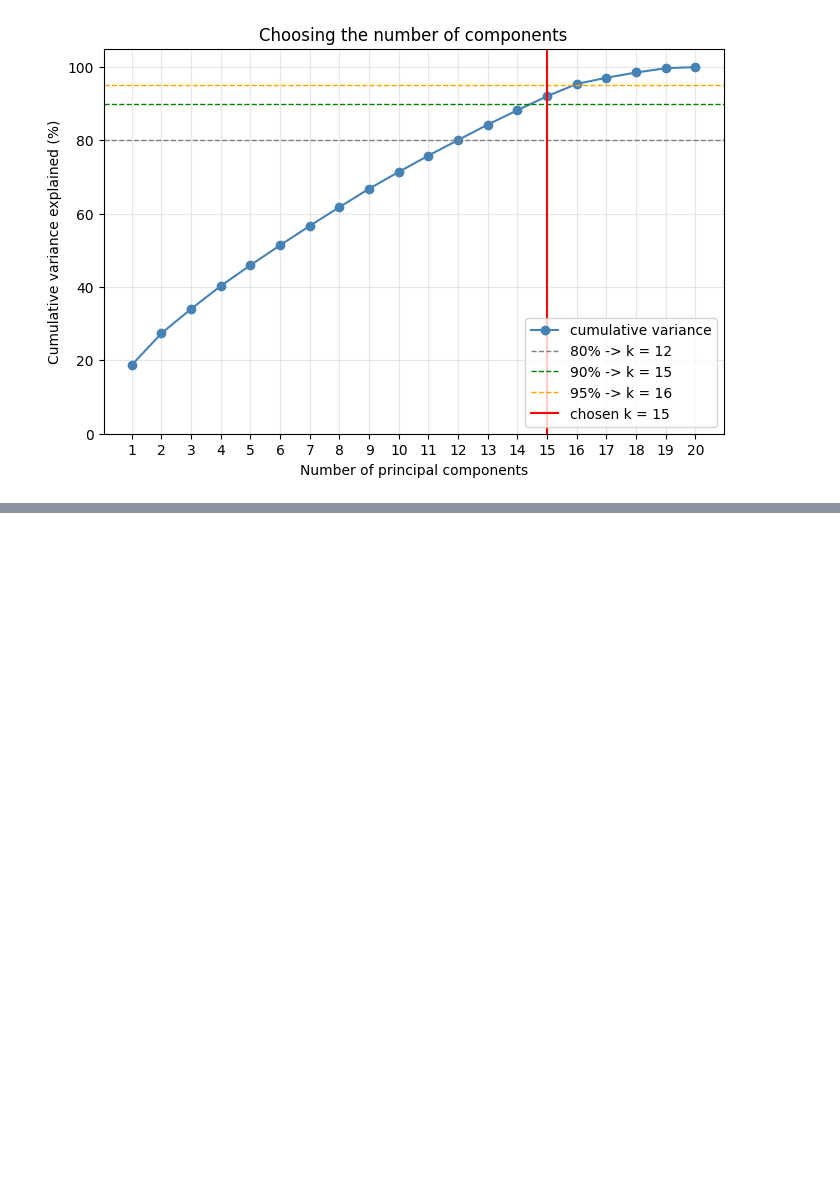
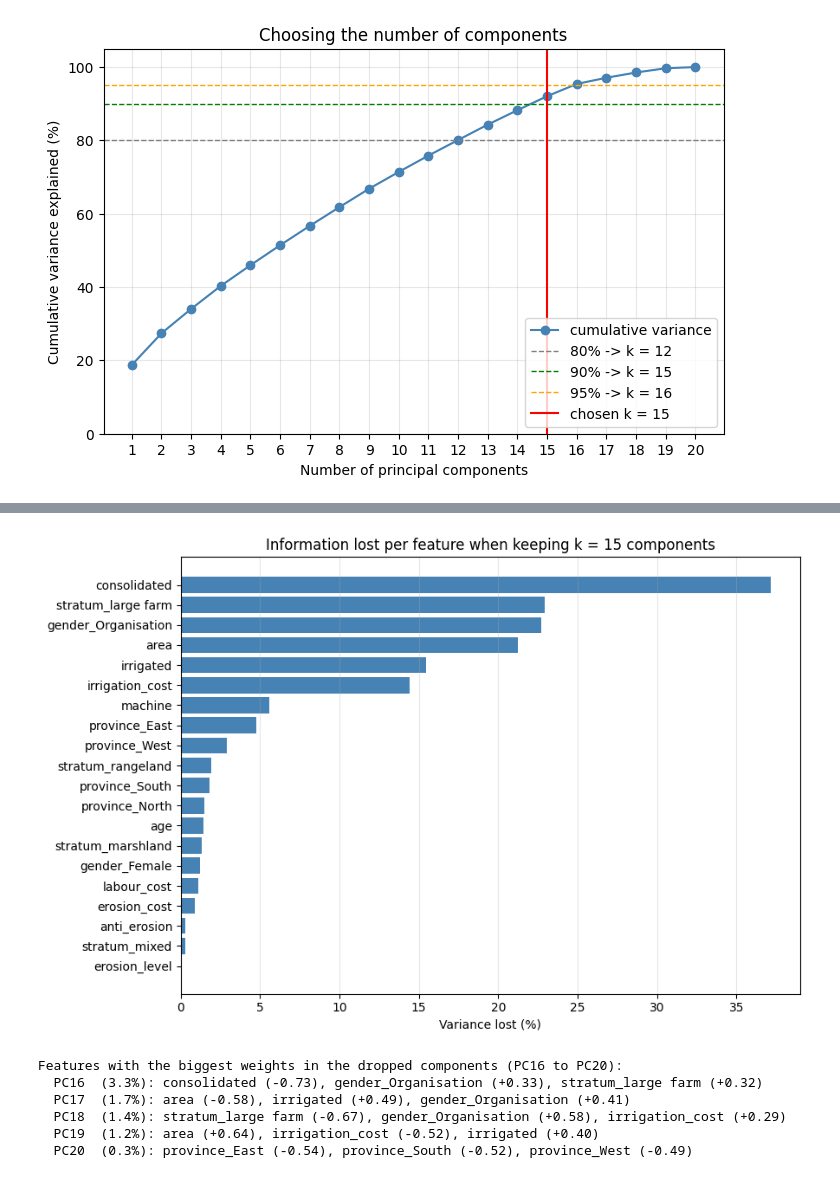
Before and after one commit to intwaza/formative-2-rwanda-pca, a Jupyter notebook: PCA_Formative2_Person2.ipynb, the cells around one changed output, grey strips where cells are left out. Cells and saved outputs as stored; diff of their text form; code cells hidden in the pictures; blank space fills up the shorter version.

Commit message:
Task 2: project onto k components and measure information lost per feature

```diff
--- a/PCA_Formative2_Person2.ipynb
+++ b/PCA_Formative2_Person2.ipynb
@@ -159,0 +162,8 @@ plt.show()
+# %%
+W = eigenvectors[:, :k]
+X_pca = X_centered @ W
+
+print("Before:", X_centered.shape)
+print("After: ", X_pca.shape)
+print("Variance of each new column matches its eigenvalue:",
+      np.allclose(X_pca.var(axis=0, ddof=1), eigenvalues[:k]))
@@ -159,0 +178,13 @@ plt.show()
+# %%
+X_rebuilt = X_pca @ W.T
+error = X_centered - X_rebuilt
+
+lost_total = (error ** 2).sum() / (X_centered ** 2).sum()
+print(f"Total variance lost: {lost_total*100:.1f}%  (same as 1 - cumulative[k-1] = {(1 - cumulative[k-1])*100:.1f}%)")
+
+lost_per_feature = error.var(axis=0) / X_centered.var(axis=0)
+order_lost = np.argsort(lost_per_feature)[::-1]
+
+print("\nShare of each feature's variance lost (largest first):")
+for j in order_lost:
+    print(f"  {feature_names[j]:<22} {lost_per_feature[j]*100:5.1f}%")
@@ -159,0 +209,26 @@ plt.show()
+# %%
+plt.figure(figsize=(9, 6))
+plt.barh([feature_names[j] for j in order_lost][::-1], lost_per_feature[order_lost][::-1] * 100, color="steelblue")
+plt.xlabel("Variance lost (%)")
+plt.title(f"Information lost per feature when keeping k = {k} components")
+plt.grid(alpha=0.3, axis="x")
+plt.tight_layout()
+plt.savefig("figures/information_lost.png")
+plt.show()
+# %% [output]
+[figure, added]
+# %%
+dropped = eigenvectors[:, k:]
+
+print(f"Features with the biggest weights in the dropped components (PC{k+1} to PC{len(eigenvalues)}):")
+for i in range(dropped.shape[1]):
+    top = np.argsort(np.abs(dropped[:, i]))[::-1][:3]
+    names = ", ".join(f"{feature_names[j]} ({dropped[j, i]:+.2f})" for j in top)
+    print(f"  PC{k+i+1:<3} ({explained[k+i]*100:.1f}%): {names}")
+# %% [output]
+Features with the biggest weights in the dropped components (PC16 to PC20):
+  PC16  (3.3%): consolidated (-0.73), gender_Organisation (+0.33), stratum_large farm (+0.32)
+  PC17  (1.7%): area (-0.58), irrigated (+0.49), gender_Organisation (+0.41)
+  PC18  (1.4%): stratum_large farm (-0.67), gender_Organisation (+0.58), irrigation_cost (+0.29)
+  PC19  (1.2%): area (+0.64), irrigation_cost (-0.52), irrigated (+0.40)
+  PC20  (0.3%): province_East (-0.54), province_South (-0.52), province_West (-0.49)
```
Also changed, not shown: parts of 5 cells of this notebook, 1 other file.
